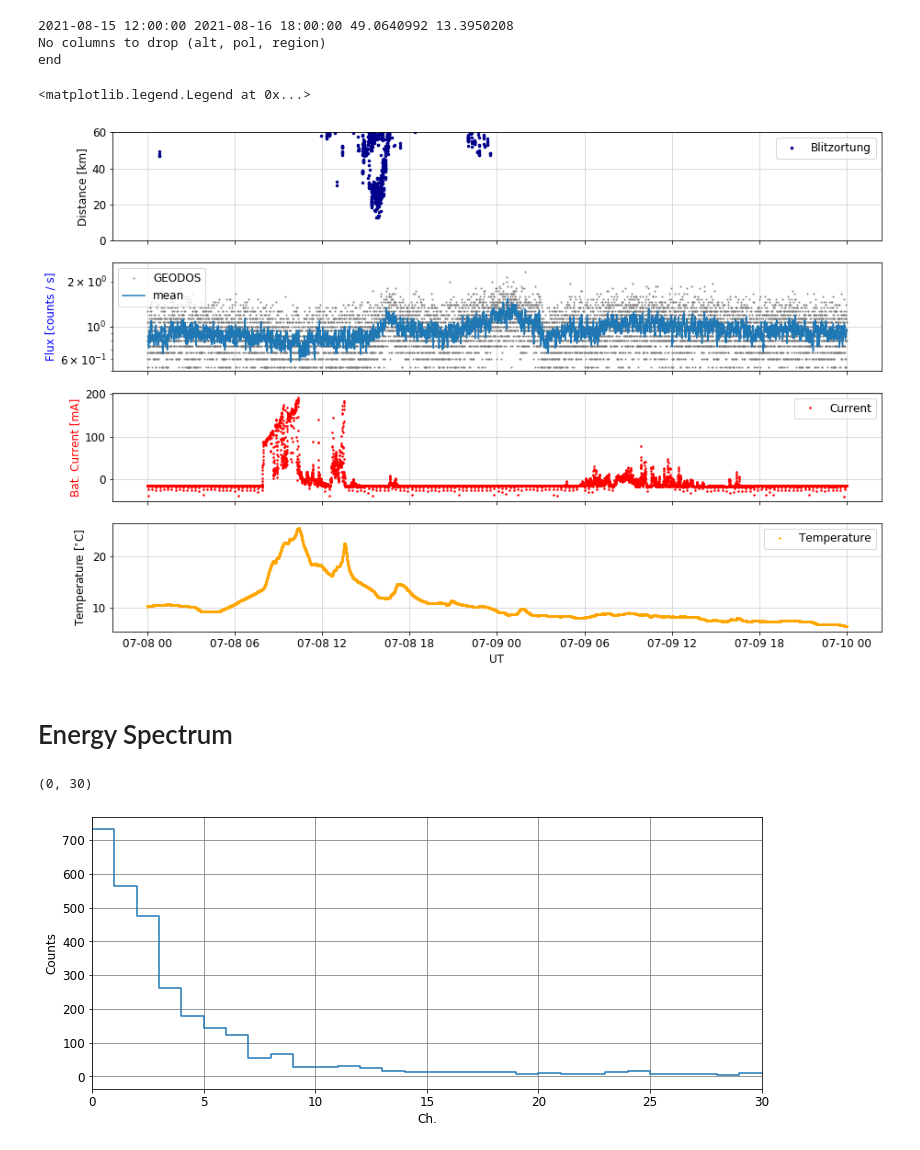
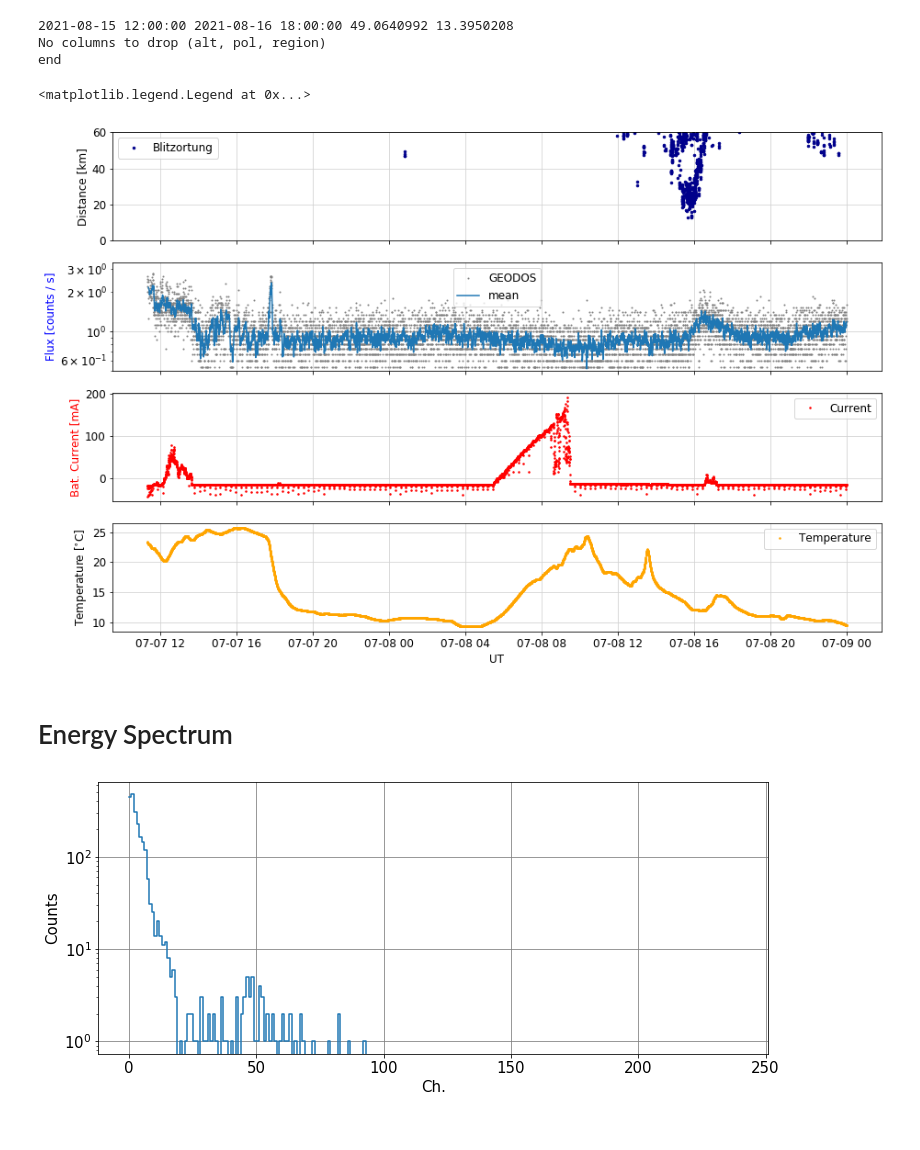
Before and after one commit to UniversalScientificTechnologies/GEODOS01, a Jupyter notebook: notebooks/GEODOS-specrum_pro_olenu.ipynb, the cells around one changed output. Saved outputs shown, nothing was run; the diff lists cells and outputs as text; code cells hidden in the pictures.

```diff
--- a/notebooks/GEODOS-specrum_pro_olenu.ipynb
+++ b/notebooks/GEODOS-specrum_pro_olenu.ipynb
@@ -18,11 +18,12 @@ Populating the interactive namespace from numpy and matplotlib
 ## Read Logfile
 # %%
 dto = '/storage/stations/Polednik/geodos/2021/08/10/210812'
-#dto = '/storage/stations/Polednik/geodos/2021/08/13/210720'
+dto = '/storage/stations/Polednik/geodos/2021/08/13/210720'
 #dto = '/storage/stations/Polednik/geodos/2021/10/10'
 #dto = '/storage/stations/Polednik/geodos/2021/10/13'
 #dto = '/storage/stations/Polednik/geodos/2021/10/EC'
-#dto = '/storage/experiments/2021/11_geodos10_calibration'
+dto = '/storage/experiments/2021/11_geodos10_calibration'
+#dto = '/storage/experiments/2021/05_GEODOS_kalibrace/GEO1'
 
 fto = dto + '/DATALOG.TXT'
 
@@ -404,8 +408,8 @@ end
 # %%
 WINDOW = 10
 
-FROM = '2021-07-08 00:00:00'
-TO = '2021-07-10 00:00:00'
+FROM = '2021-07-07 00:00:00'
+TO = '2021-07-09 00:00:00'
 
 blitz = pd.read_csv(dto + "/blitz.csv")
 blitz['date'] = pd.to_datetime(blitz['date'])
@@ -450,31 +454,34 @@ ax5.grid(b=True, which='major', color='lightgrey', linestyle='-')
 ax5.legend()
 # %% [output]
 <matplotlib.legend.Legend at 0x...>
-[figure, old version]
+[figure, new version]
 # %% [markdown]
 # Energy Spectrum
 # %%
 yy = histogram.copy()
 yy.set_index('UTC', inplace = True, drop=False)
+
 #yy = yy.loc['2021-08-15 11:00:00':'2021-08-16 18:00:00']
 #yy = yy.loc['2021-08-16 10:00:00':'2021-08-16 12:00:00']
 #yy = yy.loc['2021-11-30 12:35:00':'2021-11-30 12:45:00']
-yy = yy.loc['2021-07-08 17:00:00':'2021-07-08 18:00:00']
+#yy = yy.loc['2021-07-08 17:00:00':'2021-07-08 18:00:00']
+
+#yy = yy.loc['2021-05-12 11:20:00':'2021-05-12 11:30:00']
+yy = yy.loc['2021-05-12 13:58:00':'2021-05-12 14:20:00']
 
 yy = yy.rename(columns={x:y for x,y in zip(yy.columns[:258],range(0,258))})
 ener = yy.iloc[:,0:240].sum()
 ener = ener.reset_index()
 plt.figure(figsize=(12,5))
 plt.plot(ener[0], drawstyle='steps-post')
-#plt.yscale('log')
+plt.yscale('log')
 plt.xlabel('Ch.')
 plt.ylabel('Counts')
 #plt.grid(b=True, which='major', color='grey', linestyle='-')
 plt.grid(color='grey')
-plt.xlim([0,30])
+#plt.xlim([0,30])
 # %% [output]
-(0, 30)
-[figure, old version]
+[figure, new version]
 # %%
 from matplotlib.colors import LogNorm
 
```
Also changed, not shown: parts of 10 cells of this notebook.
